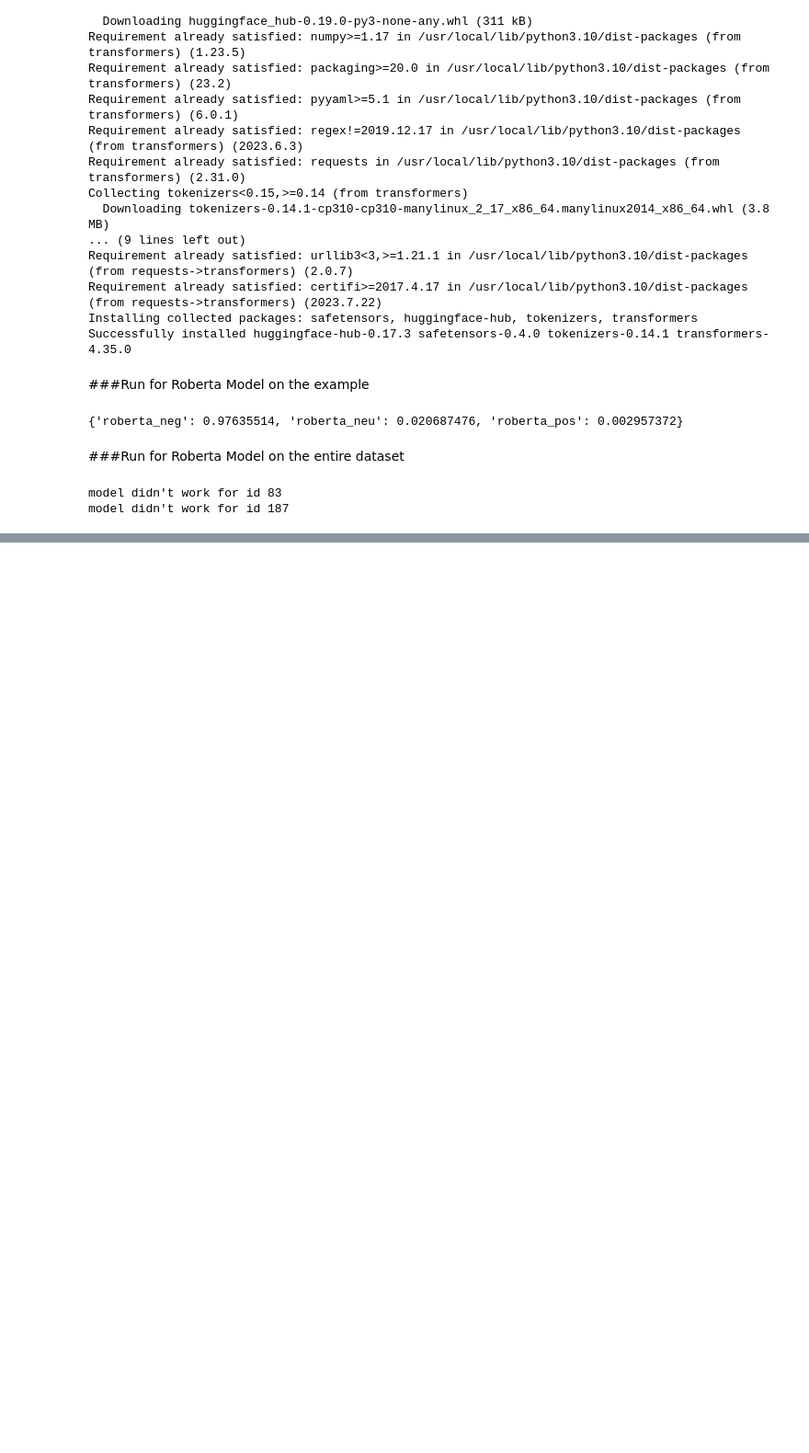
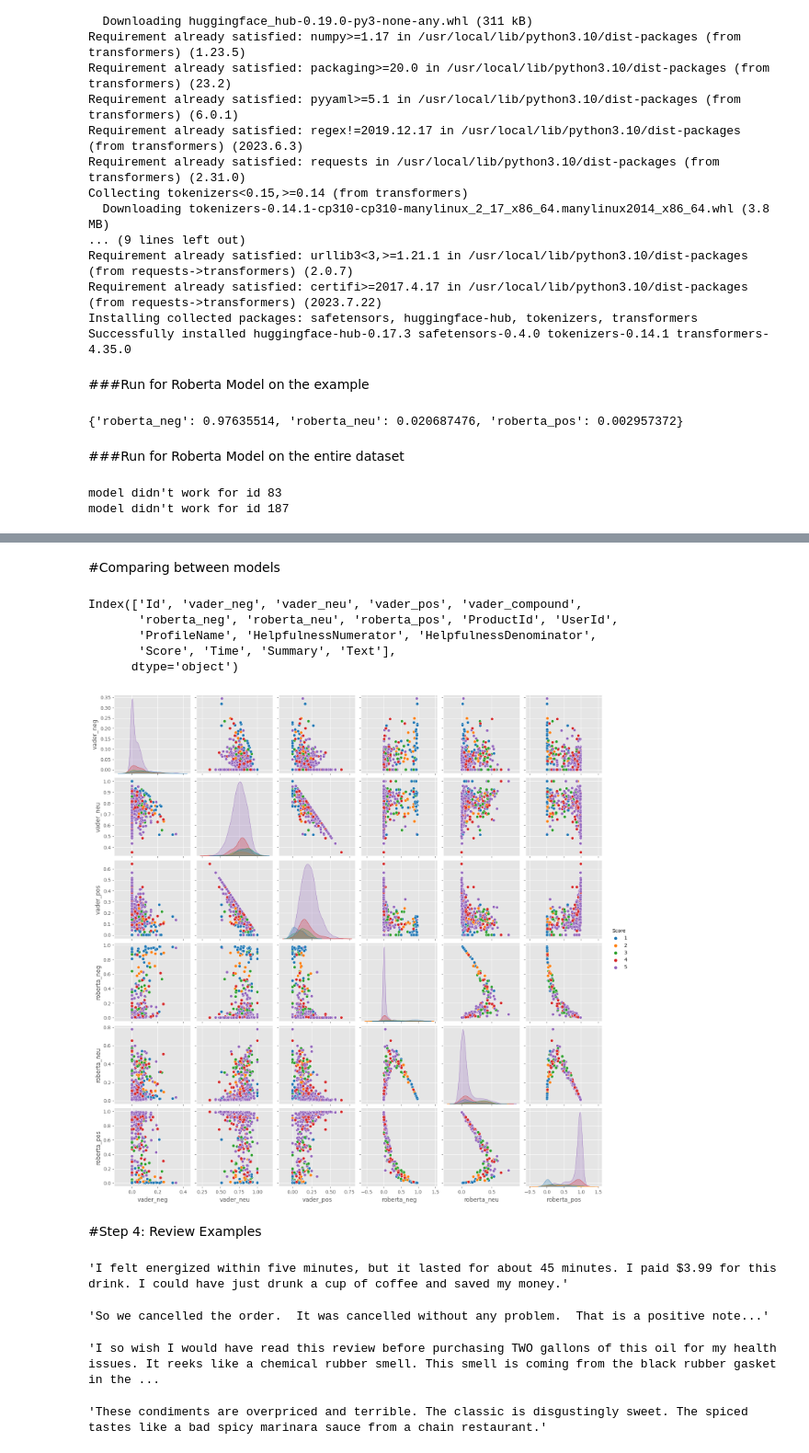
Before and after one commit to TouaziAimenRyad/Amazon-Reviews-Sentiment-Analysis-, a Jupyter notebook: Sentiment_Analysis_Aamazon_Reviews.ipynb, the cells around one changed output, grey strips where cells are left out. Shown at 92% size. Drawn from its saved outputs; the diff is of its cells as text; code cells hidden in the pictures; blank space fills up the shorter version.

Commit message:
what is left is to add interpretations of the result and to test more with the transformer pckg pipeline

```diff
--- a/Sentiment_Analysis_Aamazon_Reviews.ipynb
+++ b/Sentiment_Analysis_Aamazon_Reviews.ipynb
@@ -227,14 +226,13 @@ for i, row in tqdm(df.iterrows(), total=len(df)):
     text = row['Text']
     myid = row['Id']
 
-    vader_result=sia.polarity_scores(text)
-
-    vader_result_rename={}
-    for key,value in vader_result.items():
-      vader_result_rename[f'vader_{key}']=value
+    vader_result = sia.polarity_scores(text)
+    vader_result_rename = {}
+    for key, value in vader_result.items():
+      vader_result_rename[f"vader_{key}"] = value
 
     roberta_result=polarity_scores_roberta(text)
-    both={**vader_result,**roberta_result}
+    both={**vader_result_rename,**roberta_result}
     res[myid]=both
   except RuntimeError:
     print(f'model didn\'t work for id {myid}')
@@ -247,0 +255,36 @@ results_df = results_df.merge(df, how='left')
+# %% [markdown]
+#Comparing between models
+# %%
+results_df.columns
+# %% [output]
+Index(['Id', 'vader_neg', 'vader_neu', 'vader_pos', 'vader_compound',
+       'roberta_neg', 'roberta_neu', 'roberta_pos', 'ProductId', 'UserId',
+       'ProfileName', 'HelpfulnessNumerator', 'HelpfulnessDenominator',
+       'Score', 'Time', 'Summary', 'Text'],
+      dtype='object')
+# %%
+sns.pairplot(data=results_df,
+             vars=['vader_neg','vader_neu','vader_pos','roberta_neg','roberta_neu','roberta_pos'],
+             hue='Score',
+             palette='tab10')
+plt.show()
+# %% [output]
+[figure, added]
+# %% [markdown]
+#Step 4: Review Examples
+# %%
+results_df.query('Score == 1').sort_values('roberta_pos',ascending=False)['Text'].values[0]
+# %% [output]
+'I felt energized within five minutes, but it lasted for about 45 minutes. I paid $3.99 for this drink. I could have just drunk a cup of coffee and saved my money.'
+# %%
+results_df.query('Score == 1').sort_values('vader_pos',ascending=False)['Text'].values[0]
+# %% [output]
+'So we cancelled the order.  It was cancelled without any problem.  That is a positive note...'
+# %%
+results_df.query('Score == 1').sort_values('roberta_neg',ascending=False)['Text'].values[0]
+# %% [output]
+'I so wish I would have read this review before purchasing TWO gallons of this oil for my health issues. It reeks like a chemical rubber smell. This smell is coming from the black rubber gasket in the ...
+# %%
+results_df.query('Score == 1').sort_values('vader_neg',ascending=False)['Text'].values[0]
+# %% [output]
+'These condiments are overpriced and terrible. The classic is disgustingly sweet. The spiced tastes like a bad spicy marinara sauce from a chain restaurant.'
```
Also changed, not shown: parts of 6 cells of this notebook.
